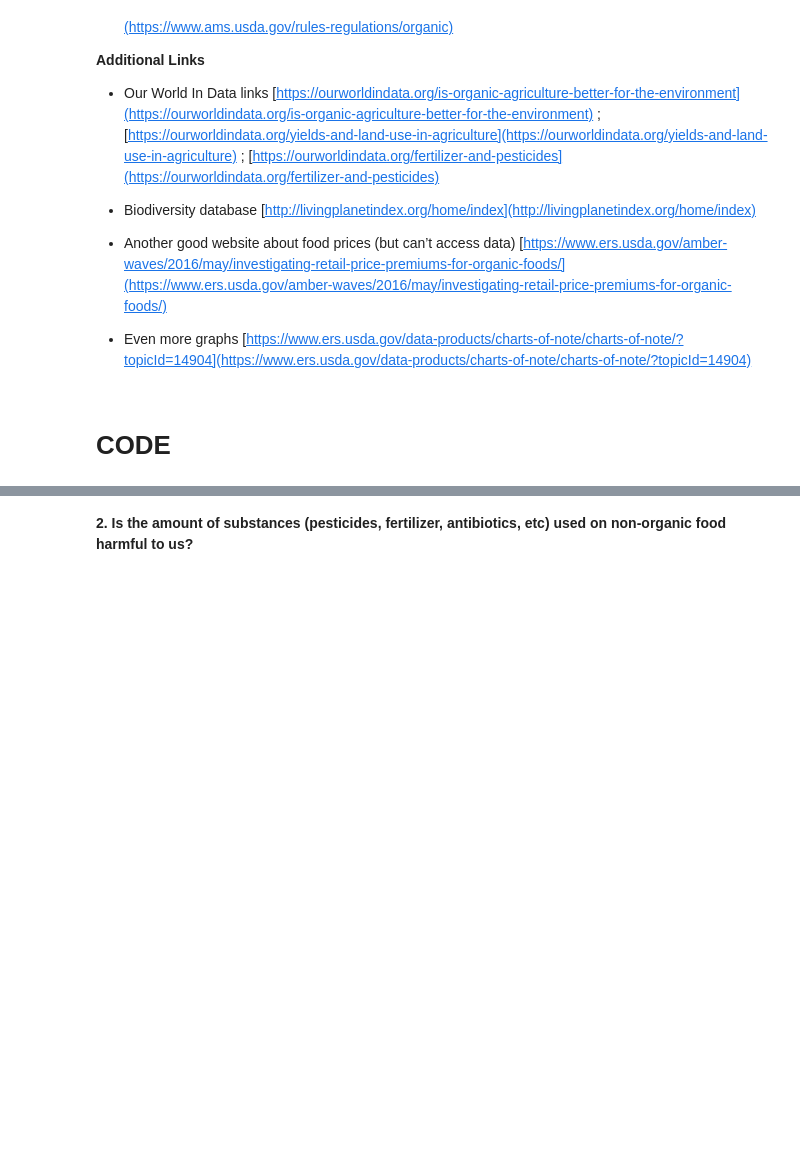
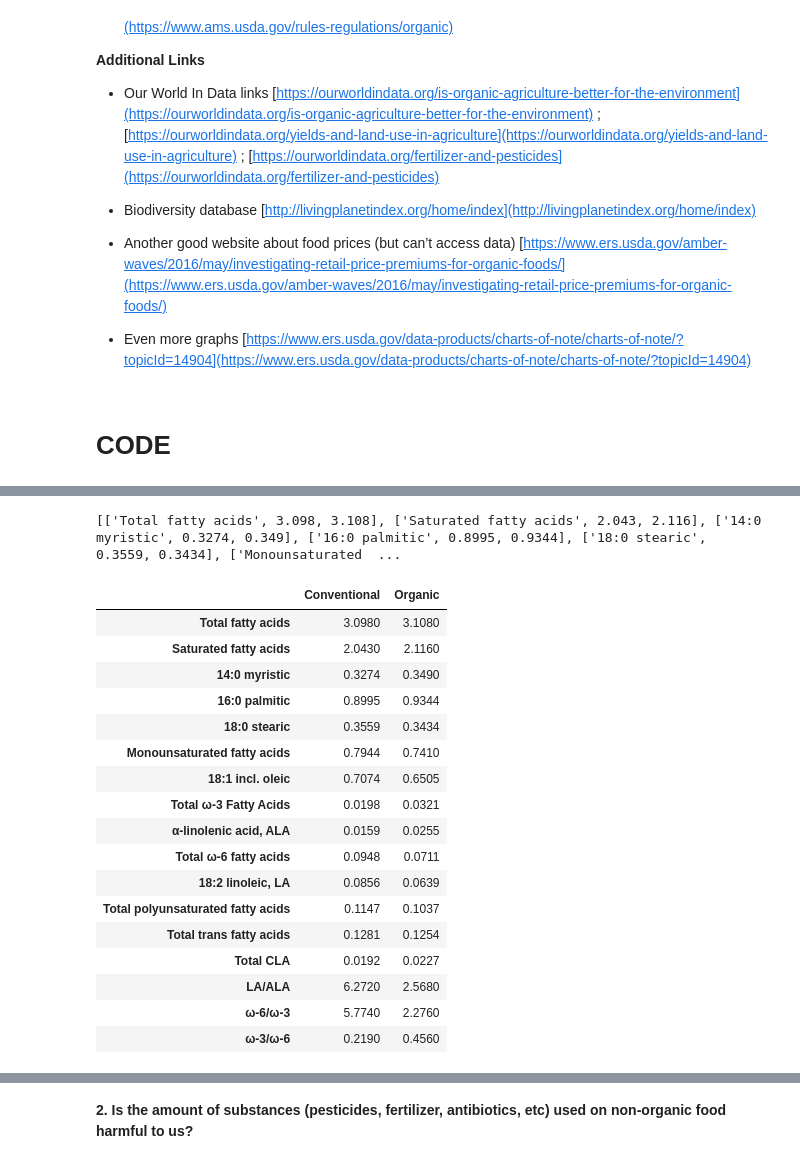
Before and after one commit to alswilli/CMPS-184-Final-Project, a Jupyter notebook: Is Organic Food worth it.ipynb, the cells around one changed output, grey strips where cells are left out. Drawn from its saved outputs; the diff is of its cells as text; code cells hidden in the pictures; blank space fills up the shorter version.

```diff
--- a/Is Organic Food worth it.ipynb
+++ b/Is Organic Food worth it.ipynb
@@ -99,0 +137,79 @@ Questions to answer and their corresponding data sets:
+# %%
+# An array or arrays that hold the strings for each value in rows 6 to 114
+data_rows = [sheet.row_values(r) for r in range(157, 178)]
+# cleaned_rows = np.array(len(data_rows))
+cleaned_rows = []
+counter = 0
+for row in data_rows:
+    new_row = []
+    for item in row:
+        if item == '':
+            continue
+        new_row.append(item)
+        if len(new_row) == 3:
+            break
+    counter += 1
+    cleaned_rows.append(new_row)
+
+titles = []
+conventional = []
+organic = []
+print(cleaned_rows)
+
+for row in cleaned_rows:
+    if len(row) > 1 and row[0] != '20:5 eicosapentae-        0.0025 noic, EPA' and row[0] != '22:5 docosapentae-       0.0037':
+        titles.append(row[0])
+        conventional.append(float(row[1]))
+        organic.append(float(row[2]))
+    else:
+#         conventional.append(0.0)
+#         organic.append(0.0)
+        continue
+
+# df_data = {'Title': [],
+#            'Conventional': [],
+#            'Organic': []}
+
+# for value in row_data:
+#     if len(value) == 0:
+#         df_data['Conventional'].append('NaN')
+#         df_data['Organic'].append('NaN')
+#         continue
+#     df_data['Conventional'].append(float(value[0]))
+#     df_data['Organic'].append(float(value[1]))
+
+
+
+# for value in row_titles:
+#     df_data['Title'].append(value)
+
+# # df_data
+
+# dfMilk = pd.DataFrame(df_data)
+# finalDfMilk = dfMilk.set_index('Title')
+# finalDfMilk
+
+df = pd.DataFrame({'Conventional': conventional,
+                   'Organic': organic}, index=titles)
+
+df
+# %% [output]
+[['Total fatty acids', 3.098, 3.108], ['Saturated fatty acids', 2.043, 2.116], ['14:0 myristic', 0.3274, 0.349], ['16:0 palmitic', 0.8995, 0.9344], ['18:0 stearic', 0.3559, 0.3434], ['Monounsaturated  ...
+|  | Conventional | Organic |
+| Total fatty acids | 3.0980 | 3.1080 |
+| Saturated fatty acids | 2.0430 | 2.1160 |
+| 14:0 myristic | 0.3274 | 0.3490 |
+| 16:0 palmitic | 0.8995 | 0.9344 |
+| 18:0 stearic | 0.3559 | 0.3434 |
+| Monounsaturated fatty acids | 0.7944 | 0.7410 |
+| 18:1 incl. oleic | 0.7074 | 0.6505 |
+| Total ω-3 Fatty Acids | 0.0198 | 0.0321 |
+| α-linolenic acid, ALA | 0.0159 | 0.0255 |
+| Total ω-6 fatty acids | 0.0948 | 0.0711 |
+| 18:2 linoleic, LA | 0.0856 | 0.0639 |
+| Total polyunsaturated fatty acids | 0.1147 | 0.1037 |
+| Total trans fatty acids | 0.1281 | 0.1254 |
+| Total CLA | 0.0192 | 0.0227 |
+| LA/ALA | 6.2720 | 2.5680 |
+| ω-6/ω-3 | 5.7740 | 2.2760 |
+| ω-3/ω-6 | 0.2190 | 0.4560 |
```
Also changed, not shown: parts of 18 cells of this notebook.
